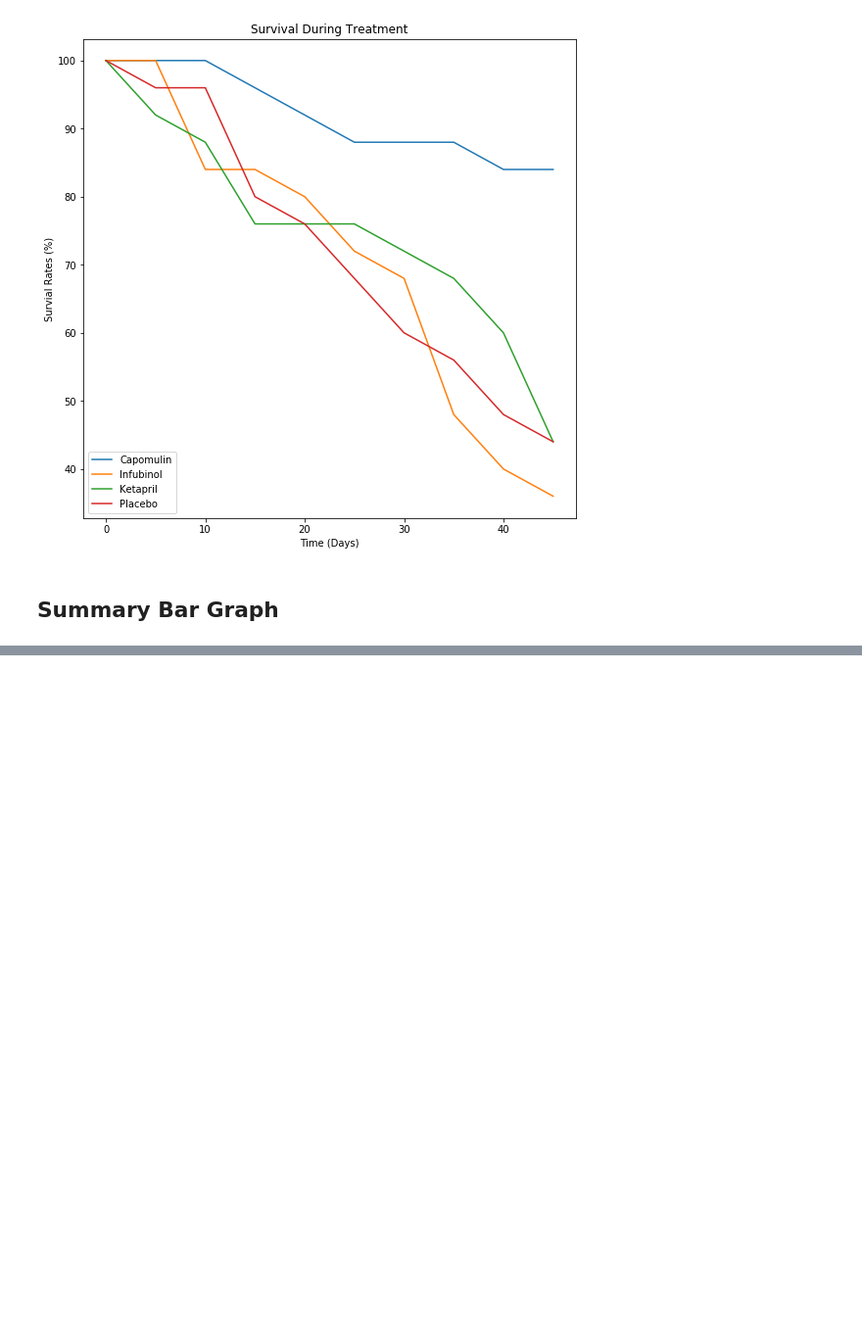
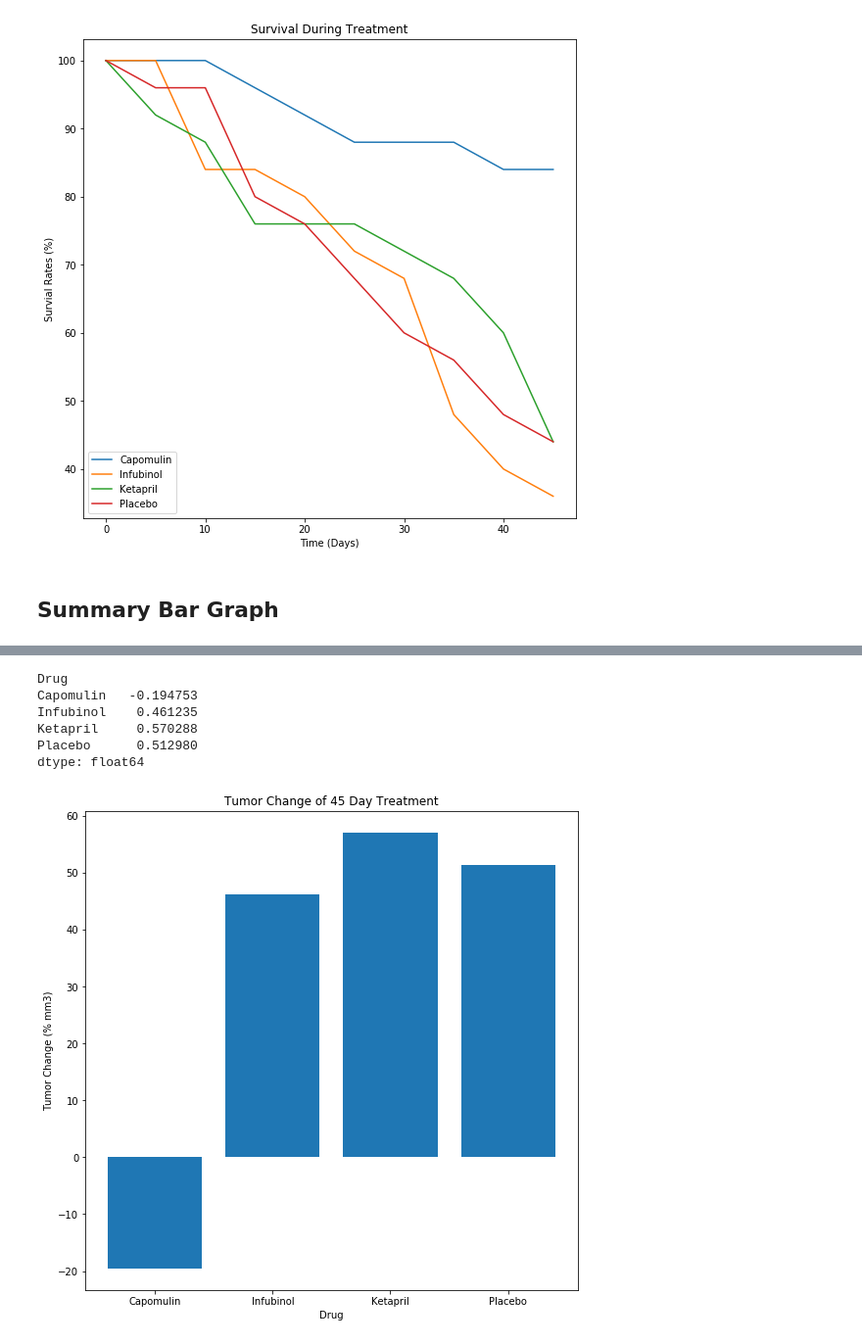
Before and after one commit to jljones78/matplotlib-challenge, a Jupyter notebook: Pymaceuticals/pymaceuticals_soln.ipynb, the cells around one changed output, grey strips where cells are left out. Shown: that part at 98% size. Cells and saved outputs as stored; diff of their text form; code cells hidden in the pictures; blank space fills up the shorter version.

```diff
--- a/Pymaceuticals/pymaceuticals_soln.ipynb
+++ b/Pymaceuticals/pymaceuticals_soln.ipynb
@@ -69,3 +69,5 @@ plt.show()
 # Calculate the percent changes for each drug
 
 # Display the data to confirm
+result_df = avgsize_df[avgsize_df.index.isin(["0","45"])]
+result_df
@@ -106,0 +79,21 @@ fig.show()
+# %%
+volchange = (result_df.iloc[1] - result_df.iloc[0]) / result_df.iloc[0]
+# %%
+volchange
+# %% [output]
+Drug
+Capomulin   -0.194753
+Infubinol    0.461235
+Ketapril     0.570288
+Placebo      0.512980
+dtype: float64
+# %%
+#create bar chart
+plt.title("Tumor Change of 45 Day Treatment")
+plt.xlabel("Drug")
+plt.ylabel("Tumor Change (% mm3)")
+plt.bar(drugs_list, volchange*100)
+plt.rcParams["figure.figsize"] = (9,9)
+plt.show()
+# %% [output]
+[figure, added]
```
Also changed, not shown: parts of 4 cells of this notebook.
